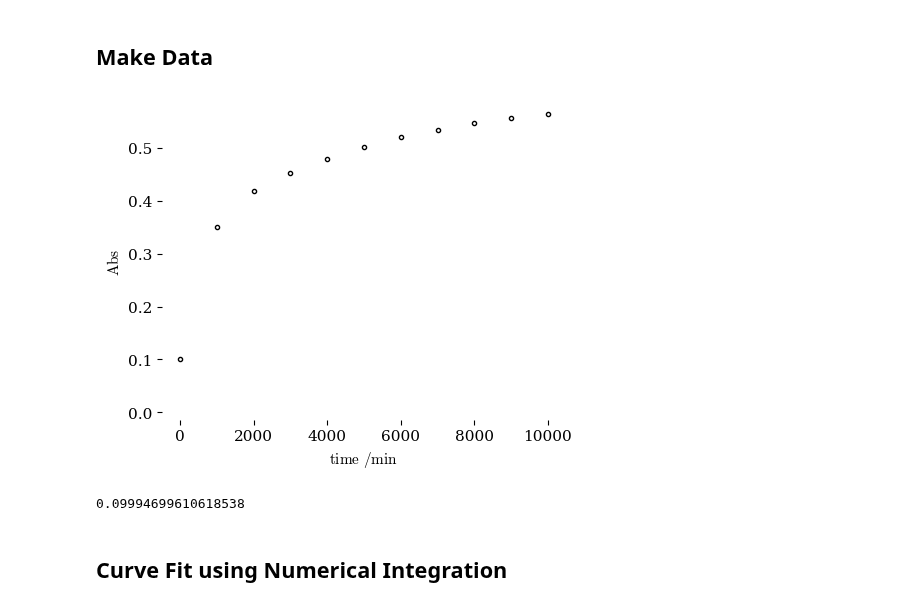
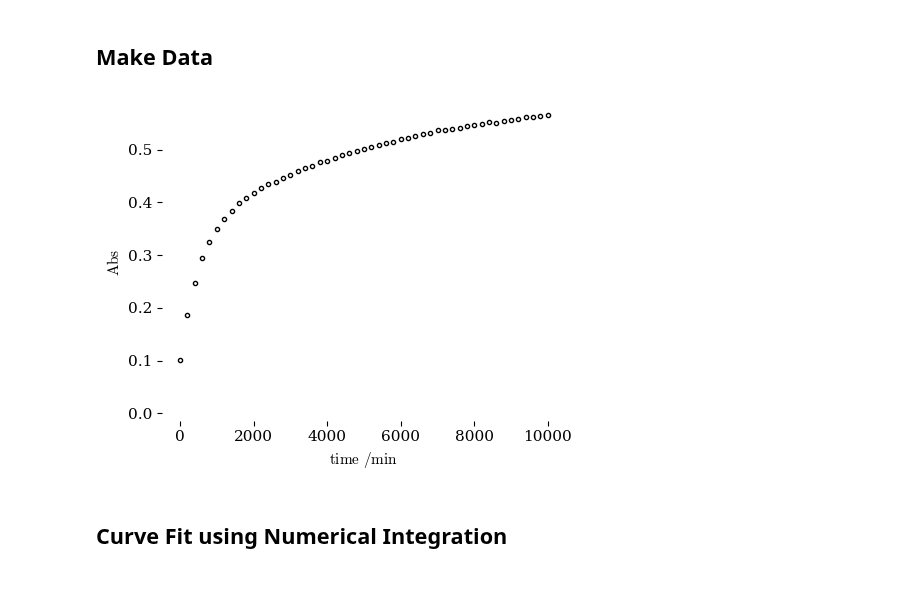
Before and after one commit to blinkletter/4410PythonNotebooks, a Jupyter notebook: Class_10/KirbyExamples2.ipynb, the cells around one changed output. Saved outputs shown, nothing was run; the diff lists cells and outputs as text; code cells hidden in the pictures.

```diff
--- a/Class_10/KirbyExamples2.ipynb
+++ b/Class_10/KirbyExamples2.ipynb
@@ -461,7 +461,7 @@ e_P_ = 3
 
 
 time_end = 10000   ### The end time
-n_points = 10   ### number of points - increase if needed
+n_points = 50   ### number of points - increase if needed
 
 #########################################
 ### Create series of time points
@@ -501,36 +501,34 @@ yarray = int.y      ### Also retruns and array of calculated y values.
 ##################################################################################
 
 plt.rcdefaults()                    ### resets the plot defaults so we always start in the same place
 plt.style.use("../styles/tufte.mplstyle")     ### Then add a fancy style sheet
 
 fig, ax = plt.subplots(nrows=1, ncols=1, figsize=(5,4))
 
 #########################################
 ### Plot the line using the x_fit, y_fit points
 #########################################
 xd = time
 yd = Abs0_*(yarray[0] + e_I_/e_A_*yarray[1] + e_P_/e_A_*yarray[2])
 yr = np.random.normal(yd, .001)   # add random gaussian error
 
 ax.plot(xd, yr,
         linestyle = None,            ### use a line between points
         marker = ".",
         linewidth=0,            ### make the line thin
         color = 'C0',            ### the line is black
         markerfacecolor = 'white',
         zorder = 0,                  ### everything is in layer 0 (the bottom layer in this case)
         )
 
 ax.set(ylabel=r"$\rm Abs$",
        xlabel=r"$\rm time \ /min$",
 #       xlim=[-0.025*np.max(x),None],
        ylim=[-0.025*np.max(y),None],
       )
 plt.show()
-print(yr[0])
 # %% [output]
-[figure, old version]
+[figure, new version]
-0.09994699610618538
 # %% [markdown]
 ## Curve Fit using Numerical Integration
 # %%
```
Also changed, not shown: parts of 9 cells of this notebook, 4 other files.
